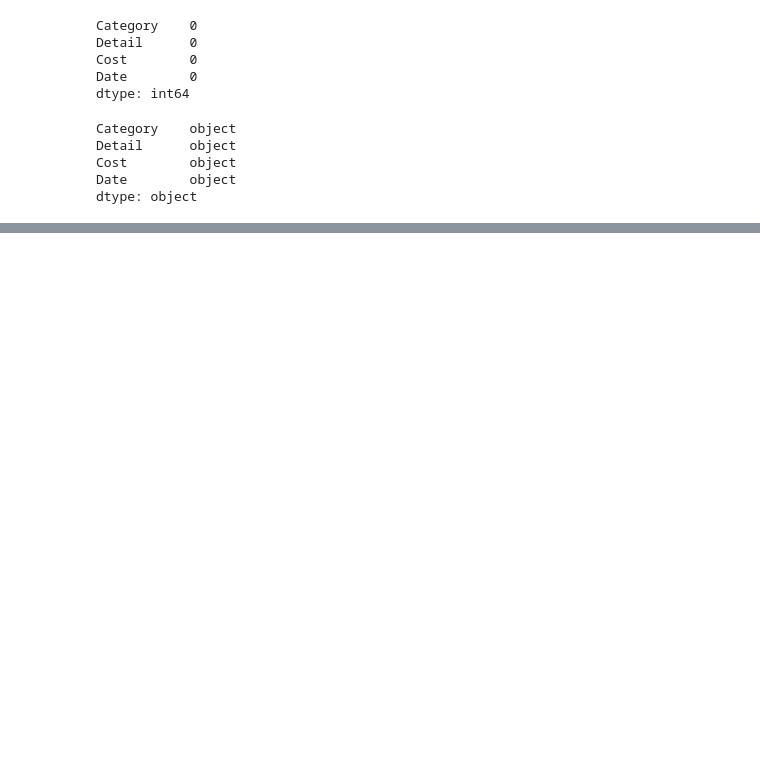
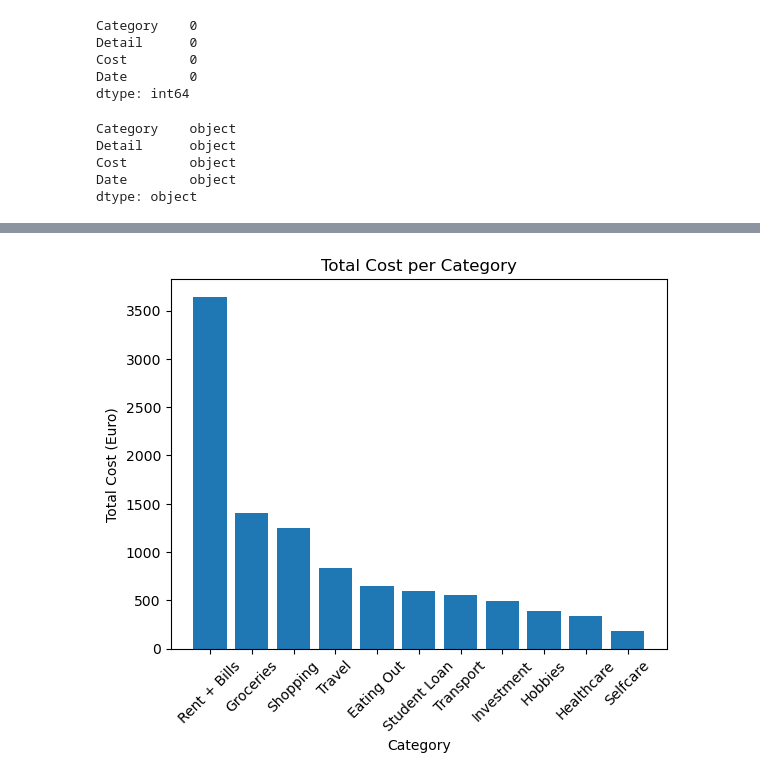
Before and after one commit to TechLabs-Berlin/wt23-sesame, a Jupyter notebook: notebooks/01 - Storytelling.ipynb, the cells around one changed output, grey strips where cells are left out. Cells and saved outputs as stored; diff of their text form; code cells hidden in the pictures; blank space fills up the shorter version.

Commit message:
First look at the data in a cost vs category chart

```diff
--- a/notebooks/01 - Storytelling.ipynb
+++ b/notebooks/01 - Storytelling.ipynb
@@ -136,4 +145,5 @@ dtype: object
 # Built-in library to work with dates.
 from datetime import datetime
 # %%
-df01["Date"].apply(lambda val: datetime.strptime(val, "%d-%b"))
+# Converting date column
+df01["Date"] = df01["Date"].apply(lambda val: datetime.strptime(val, "%d-%b-%Y"))
@@ -152,0 +150,3 @@ Name: Date, Length: 324, dtype: datetime64[ns]
+# %%
+# Convert the 'cost' column to float
+df01['Cost'] = df01['Cost'].str.replace('€', '').astype(float)
@@ -152,0 +166,4 @@ Name: Date, Length: 324, dtype: datetime64[ns]
+# %%
+# Calculate the total cost for each category
+category_costs = df01.groupby('Category')['Cost'].sum().round(2).sort_values(ascending=False)
+category_costs
@@ -152,0 +202,17 @@ Name: Date, Length: 324, dtype: datetime64[ns]
+# %%
+# Create a bar chart of the total cost for each category
+fig, ax = plt.subplots()
+ax.bar(category_costs.index, category_costs)
+
+# Set the title and axis labels
+ax.set_title('Total Cost per Category')
+ax.set_xlabel('Category')
+ax.set_ylabel('Total Cost (Euro)')
+
+# Rotate the x-axis tick labels for better readability
+plt.xticks(rotation=45)
+
+# Show the plot
+plt.show()
+# %% [output]
+[figure, added]
```
Also changed, not shown: parts of 10 cells of this notebook.
